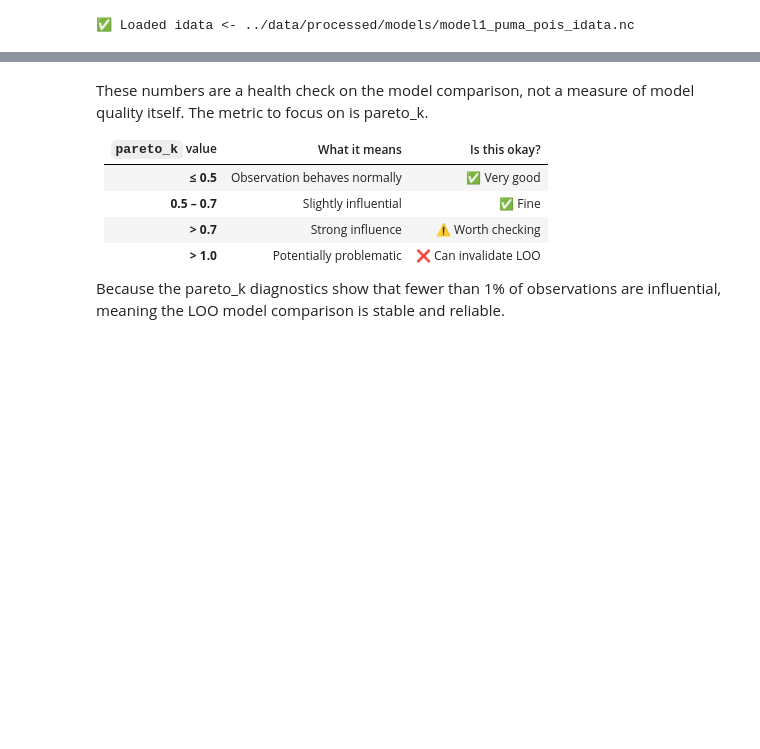
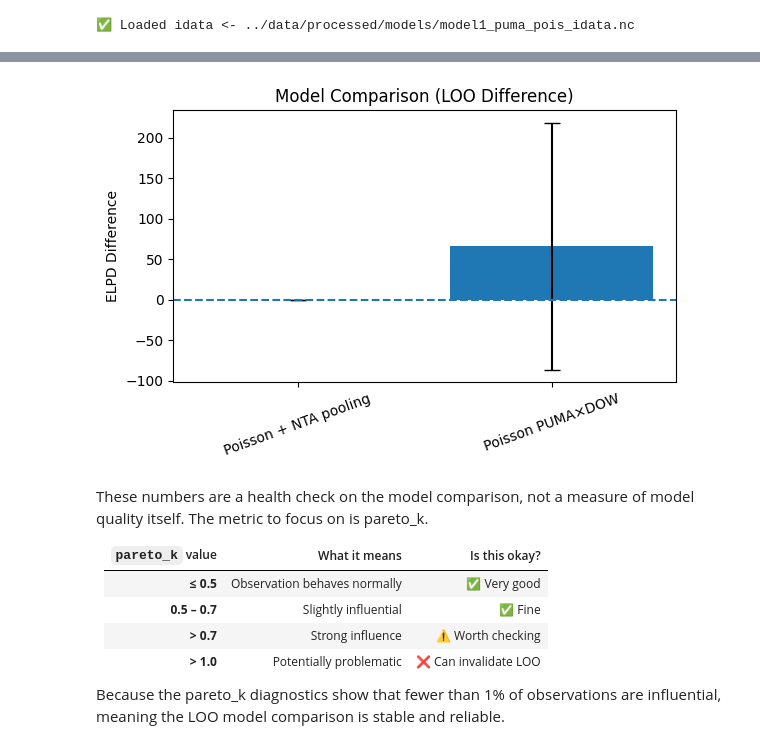
Before and after one commit to mosesmc52/nyc-311-bayesian-noise-models, a Jupyter notebook: notebooks/3_sharing_information_across_neighborhoods.ipynb, the cells around one changed output, grey strips where cells are left out. Cells and saved outputs as stored; diff of their text form; code cells hidden in the pictures; blank space fills up the shorter version.

```diff
--- a/notebooks/3_sharing_information_across_neighborhoods.ipynb
+++ b/notebooks/3_sharing_information_across_neighborhoods.ipynb
@@ -222,3 +437,33 @@ See http://arxiv.org/abs/1507.04544 for details
+# %%
+# Convert to DataFrame (if not already)
+df_loo = loo_table.copy()
+
+# Reset index to get model names as a column
+df_loo = df_loo.reset_index().rename(columns={"index": "model"})
+
+# Keep only what we need
+df_loo_plot = df_loo[["model", "elpd_loo", "se"]]
+# %%
+plt.figure(figsize=(6, 4))
+
+plt.bar(
+    df_loo["model"],
+    df_loo["elpd_diff"],
+    yerr=df_loo["dse"],
+    capsize=6
+)
+
+plt.axhline(0, linestyle="--")
+
+plt.ylabel("ELPD Difference")
+plt.title("Model Comparison (LOO Difference)")
+
+plt.xticks(rotation=20)
+
+plt.tight_layout()
+plt.show()
+# %% [output]
+[figure, added]
 # %% [markdown]
 These numbers are a health check on the model comparison, not a measure of model quality itself. The metric to focus
 on is pareto_k.
```
Also changed, not shown: parts of 12 cells of this notebook.
